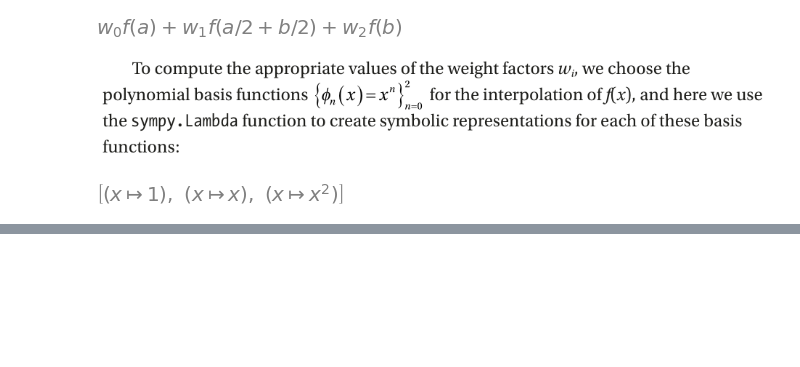
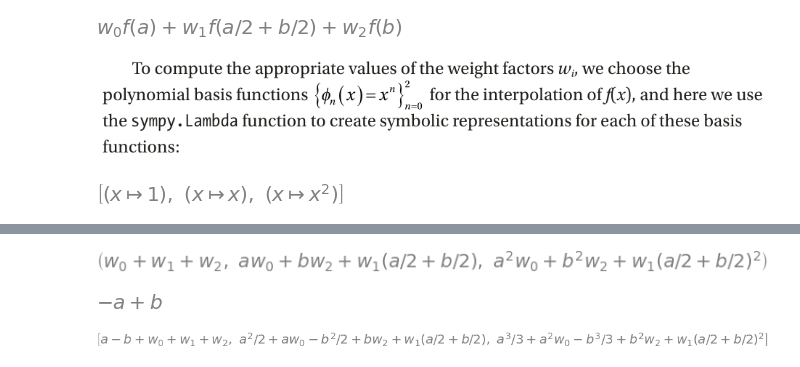
Before and after one commit to nickovchinnikov/NumericalPython, a Jupyter notebook: 7 Integration/1.NumericalIntegration.ipynb, the cells around one changed output, grey strips where cells are left out. Cells and saved outputs as stored; diff of their text form; code cells hidden in the pictures; blank space fills up the shorter version.

Commit message:
Add Numerical Integration

```diff
--- a/7 Integration/1.ImportingModules.ipynb
+++ b/7 Integration/1.NumericalIntegration.ipynb
@@ -54,0 +68,15 @@ phi
+# %%
+# Example with subs
+q_rule.subs(f, phi[0]), q_rule.subs(f, phi[1]), q_rule.subs(f, phi[2])
+# %% [output]
+[figure, added]
+# %%
+# Integration example
+sympy.integrate(phi[0](X), (X, a, b))
+# %% [output]
+[figure, added]
+# %%
+eqs = [q_rule.subs(f, phi[n]) - sympy.integrate(phi[n](X), (X, a, b)) for n in range(len(phi))]
+eqs
+# %% [output]
+[figure, added]
```
Also changed, not shown: parts of 10 cells of this notebook.
